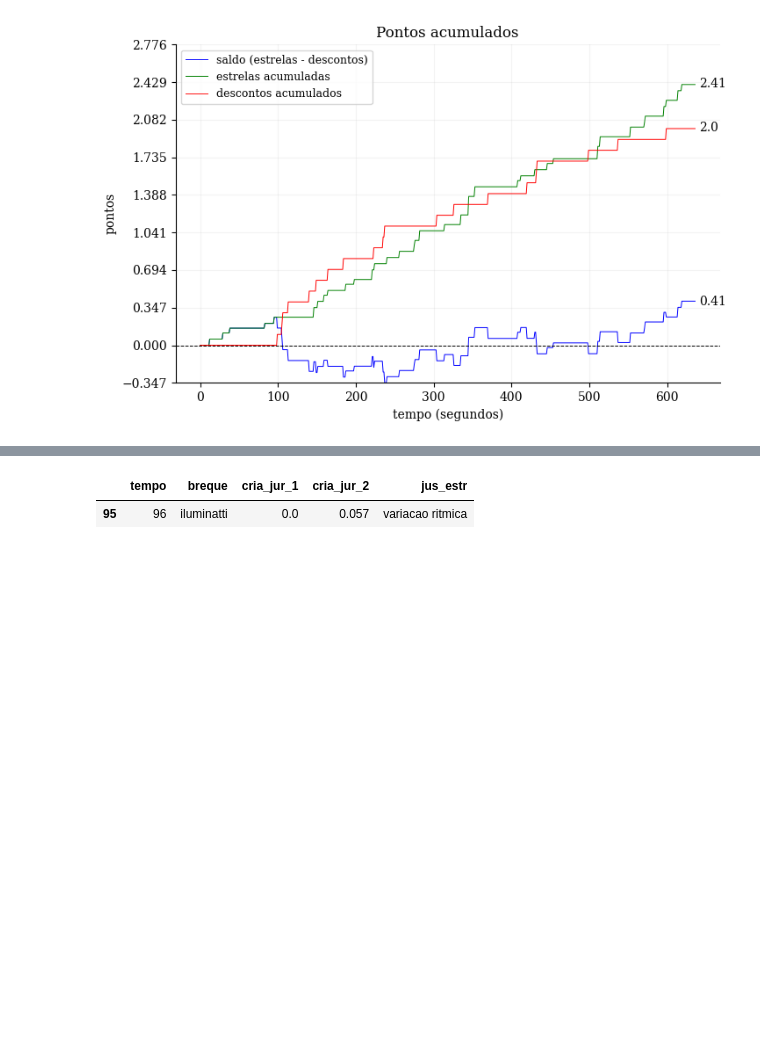
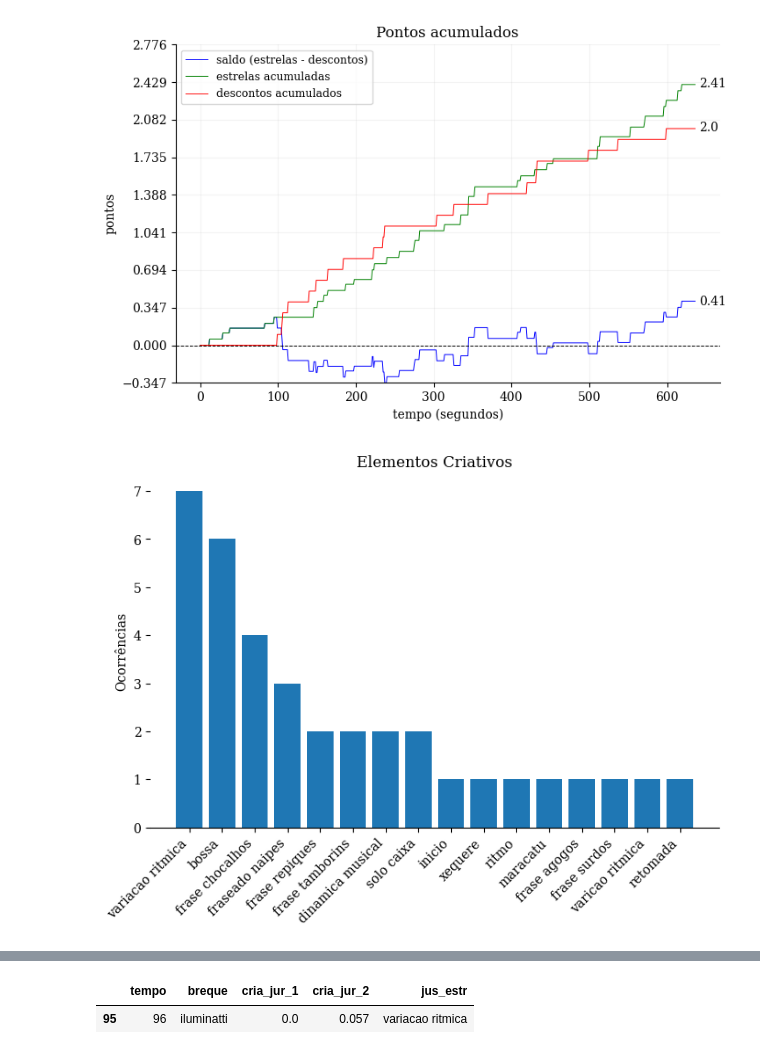
Before and after one commit to feegioppato/analise-sumula, a Jupyter notebook: EDA.ipynb, the cells around one changed output, grey strips where cells are left out. Drawn from its saved outputs; the diff is of its cells as text; code cells hidden in the pictures; blank space fills up the shorter version.

Commit message:
novas visualizacoes

```diff
--- a/EDA.ipynb
+++ b/EDA.ipynb
@@ -178,3 +179,27 @@ ax.legend(prop = {'size': 9})
 plt.show()
 # %% [output]
 [figure]
+# %%
+x = np.arange(len(df['jus_estr'].unique()) - 1)
+y = df['jus_estr'].value_counts()
+
+
+plt.rcParams['font.family'] = 'serif'
+
+fig, ax = plt.subplots(figsize = (8,5))
+
+ax.spines['top'].set_visible(False)
+ax.spines['right'].set_visible(False)
+ax.spines['left'].set_visible(False)
+
+ax.set_title('Elementos Criativos')
+
+ax.set_ylabel('Ocorrências')
+
+ax.bar(x = x, height = y)
+
+ax.set_xticks(x, labels = y.index, rotation = 45, fontdict = {'horizontalalignment' : 'right'})
+
+plt.show()
+# %% [output]
+[figure, added]
```
Also changed, not shown: parts of 3 cells of this notebook.
